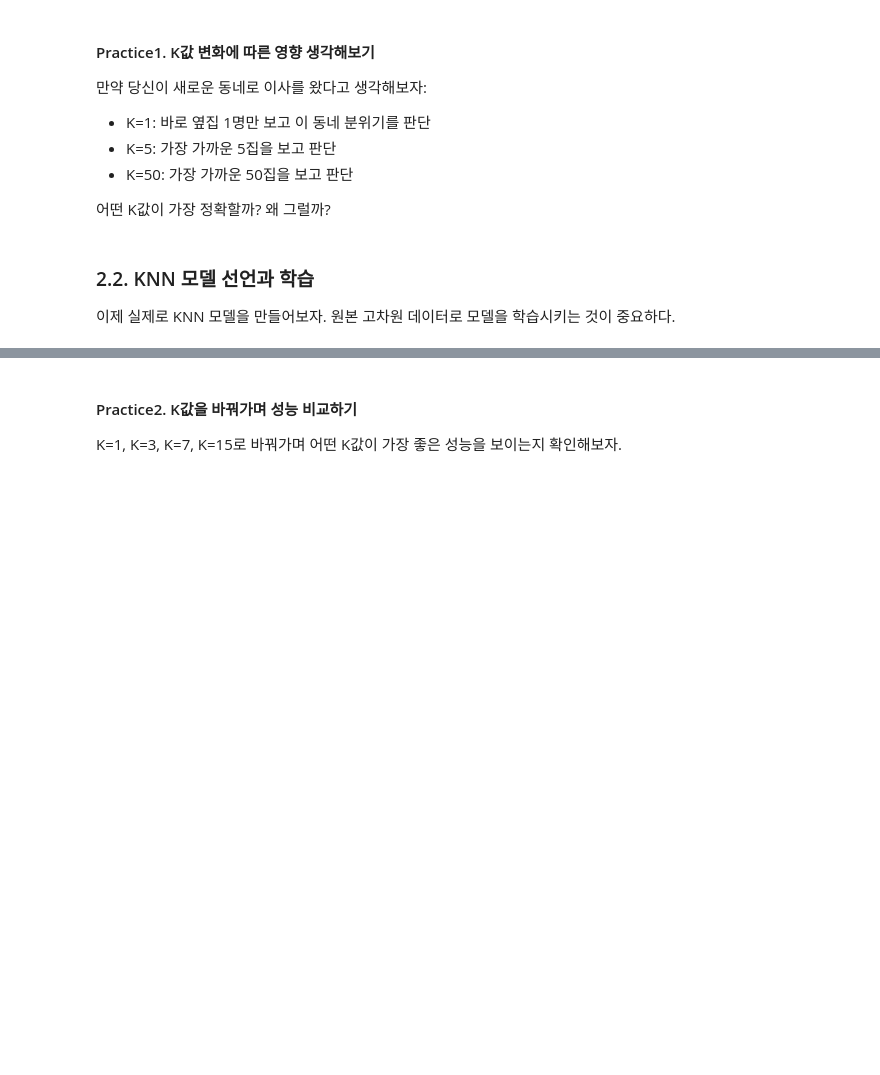
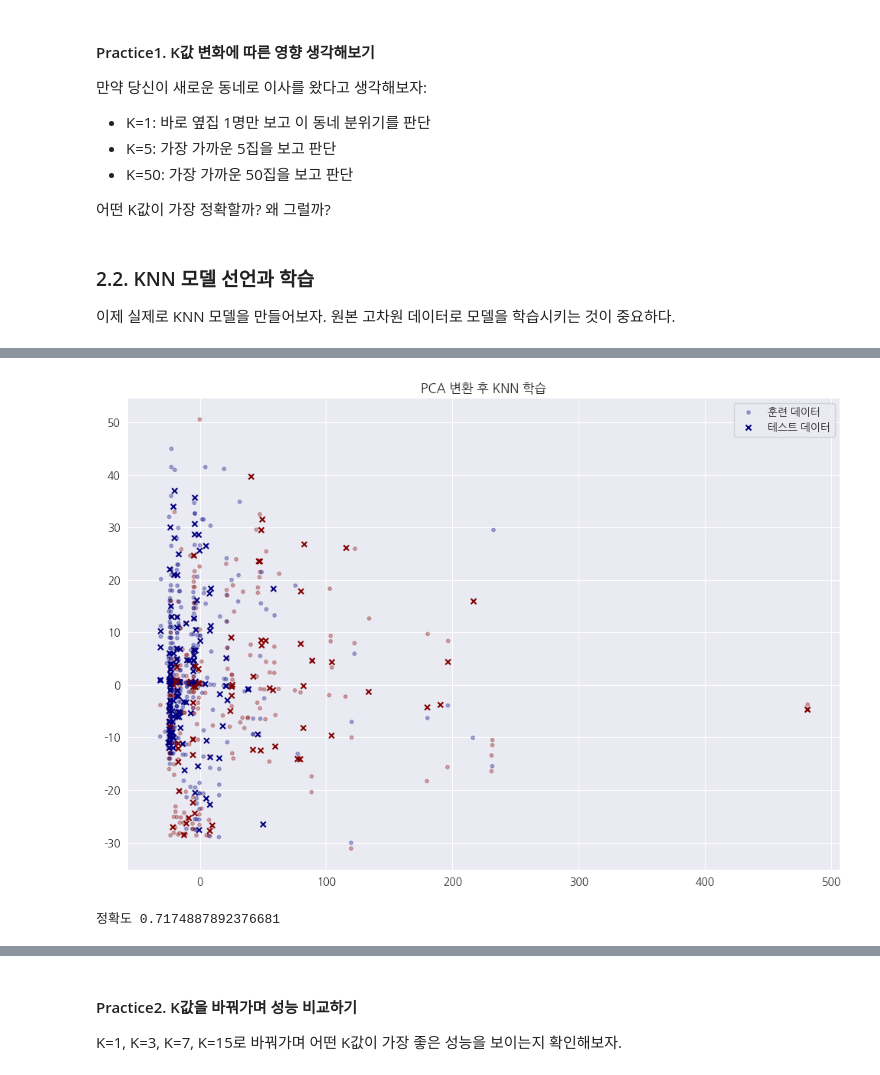
Before and after one commit to gatesplan/python-lecture, a Jupyter notebook: lecture-ml/ML 5. 전처리와 KNN.ipynb, the cells around one changed output, grey strips where cells are left out. Saved outputs shown, nothing was run; the diff lists cells and outputs as text; code cells hidden in the pictures; blank space fills up the shorter version.

```diff
--- a/lecture-ml/ML 5. 전처리와 KNN.ipynb
+++ b/lecture-ml/ML 5. 전처리와 KNN.ipynb
@@ -206,14 +228,14 @@ clean_penguins.to_csv('clean_penguins.csv')
 # %%
 from sklearn.preprocessing import LabelEncoder
 
+target_cols = 'sex class who adult_male embark_town alive alone'.split()
 encoders = {}
-str_cols = ['sex', 'class', 'who', 'adult_male', 'embark_town', 'alive', 'alone']
 
-for colname in str_cols:
+for col in target_cols:
     le = LabelEncoder()
-    le.fit(clean_titanic[colname])
-    encoders[colname] = le
-    clean_titanic[colname] = le.transform(clean_titanic[colname])
+    le.fit(clean_titanic[col])
+    clean_titanic[col] = le.transform(clean_titanic[col])
+    encoders[col] = le
 
 clean_titanic
 # %% [output]
@@ -231,4 +253,5 @@ clean_titanic
 | 890 | 0 | 3 | 1 | 32.000000 | 0 | 0 | 7.7500 | 2 | 1 | 1 | ... |
 891 rows × 13 columns
 # %%
-clean_titanic.to_csv('preprocessed_titanic.csv')
+prep_titanic = clean_titanic.copy()
+prep_titanic
@@ -335,3 +357,39 @@ plt.show()
+# %%
+# 차원 낮춤 - PCA
+from sklearn.decomposition import PCA
+pca = PCA(n_components=2)
+
+x_train_pca = pca.fit_transform(x_train)
+x_test_pca = pca.transform(x_test)
+
+# y값은 색상
+import matplotlib.pyplot as plt
+import koreanize_matplotlib
+
+plt.figure(figsize=(12, 8))
+plt.title('PCA 변환 후 KNN 학습')
+
+plt.scatter(
+    x_train_pca[:, 0], x_train_pca[:, 1],
+    c=y_train, label='훈련 데이터', alpha=.3, s=10, cmap='jet'
+)
+
+plt.scatter(
+    x_test_pca[:, 0], x_test_pca[:, 1],
+    c=y_pred, label='테스트 데이터', s=25, marker='x', cmap='jet'
+)
+
+plt.legend()
+plt.show()
+
+# 정확도(성능평가)
+from sklearn.metrics import accuracy_score
+
+acc = accuracy_score(y_test, y_pred)
+print("정확도", acc)
+# %% [output]
+[figure, added]
+정확도 0.7174887892376681
 # %%
 x = clean_titanic.iloc[:, 1:]
 y = clean_titanic.iloc[:, 0]
```
Also changed, not shown: parts of 13 cells of this notebook, 38 other files.
